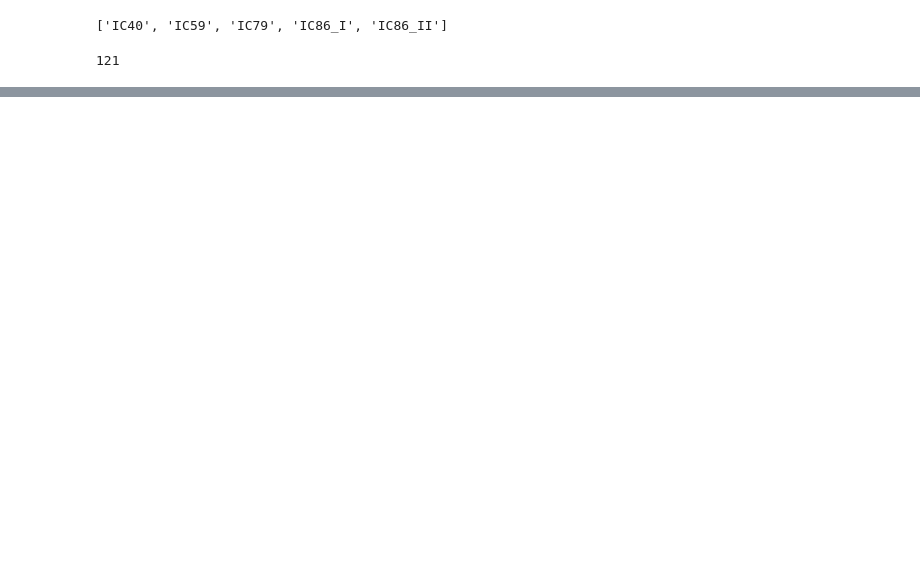
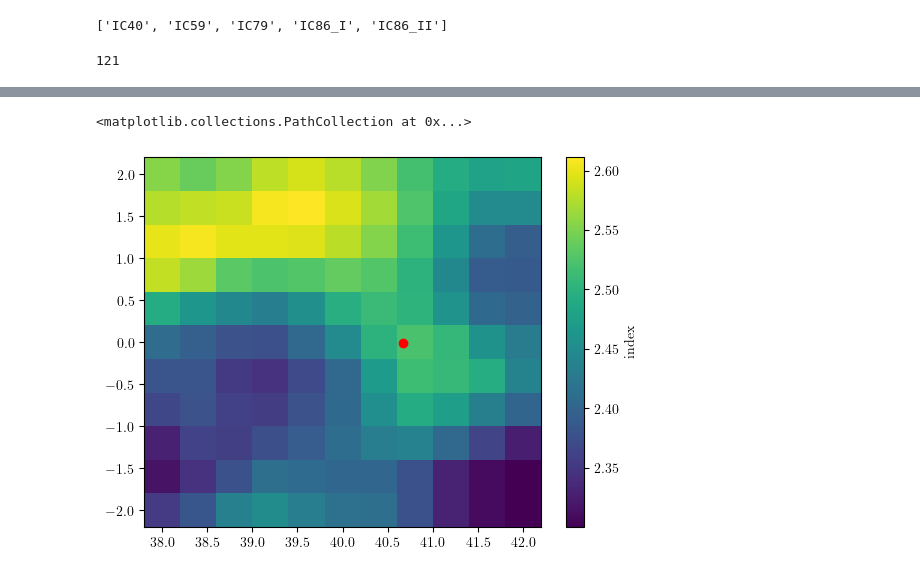
Before and after one commit to grburgess/p_value, a Jupyter notebook: ngc_1068/ts_map.ipynb, the cells around one changed output, grey strips where cells are left out. Saved outputs shown, nothing was run; the diff lists cells and outputs as text; code cells hidden in the pictures; blank space fills up the shorter version.

```diff
--- a/ngc_1068/ts_map.ipynb
+++ b/ngc_1068/ts_map.ipynb
@@ -216,0 +67,8 @@ group.attrs["path"]
+# %%
+fig, ax = plt.subplots()
+pcol = ax.pcolormesh(np.rad2deg(r), np.rad2deg(d), scan.index.reshape((11, 11)), shading="nearest")
+fig.colorbar(pcol, ax=ax, label='index')
+ax.scatter(40.6696215289200, -00.0132943583900, c="red")
+# %% [output]
+<matplotlib.collections.PathCollection at 0x...>
+[figure, added]
```
Also changed, not shown: parts of 48 cells of this notebook, 2 other files.
